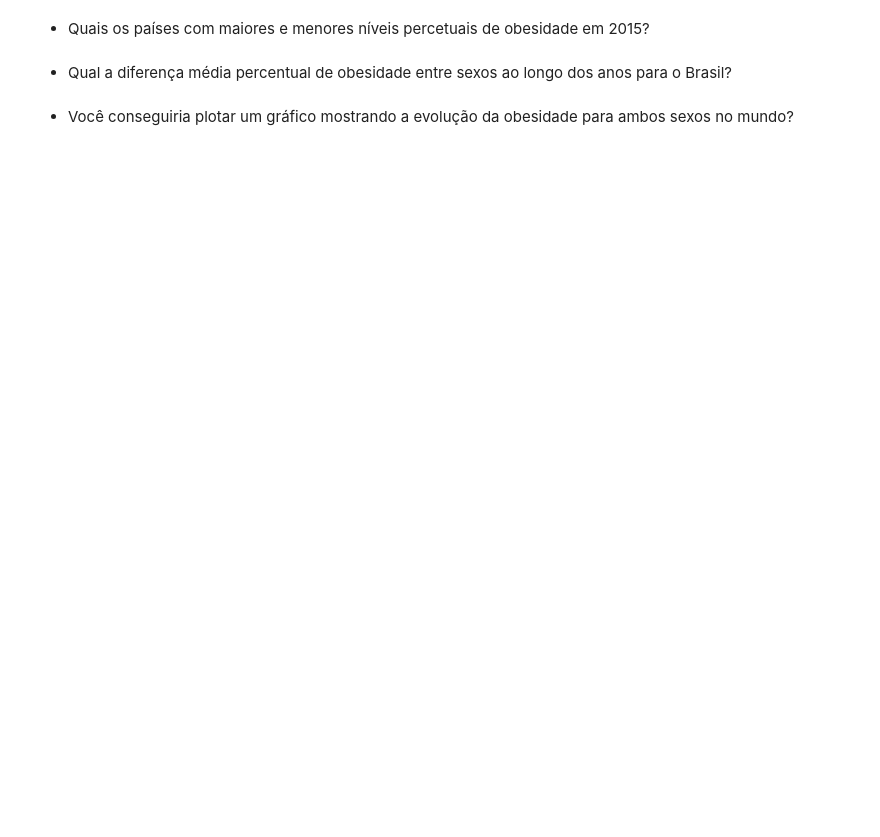
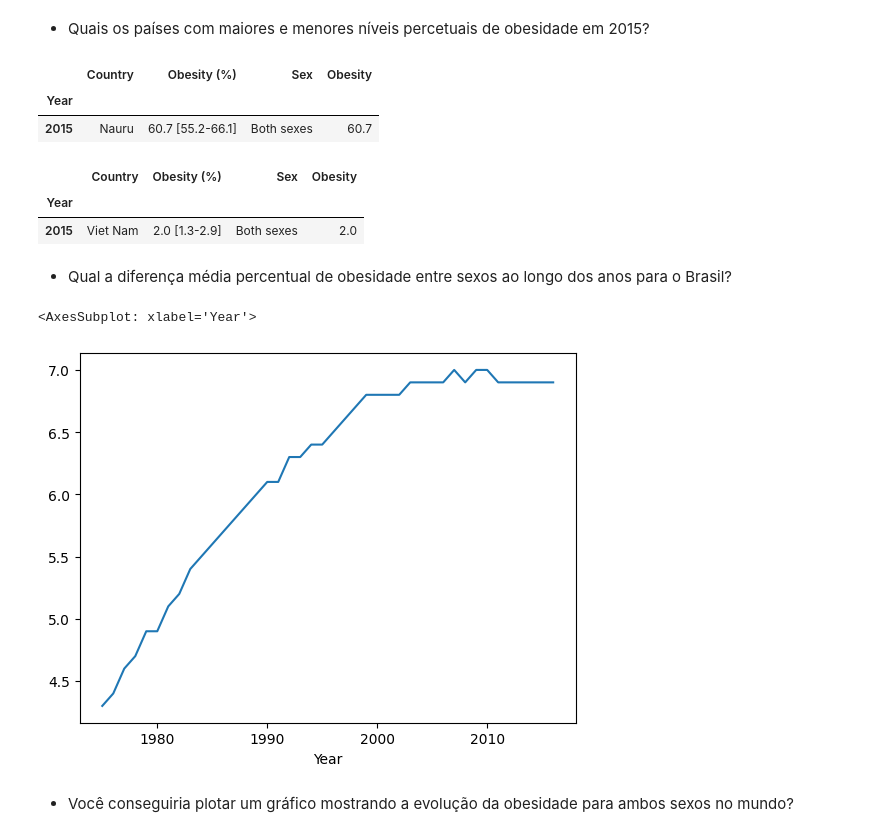
Before and after one commit to talesaraujoc/Analise_de_obesidade_e_renda_per_capita_por_paises, a Jupyter notebook: projeto-analise-de-dados.ipynb, the cells around one changed output. Drawn from its saved outputs; the diff is of its cells as text; code cells hidden in the pictures; blank space fills up the shorter version.

```diff
--- a/projeto-analise-de-dados.ipynb
+++ b/projeto-analise-de-dados.ipynb
@@ -109,4 +160,23 @@ df_periodo_final = df_
+# %%
+df_2015[df_2015['Obesity'] == df_2015['Obesity'].max()]
+# %% [output]
+|  | Country | Obesity (%) | Sex | Obesity |
+| Year |  |  |  |  |
+| 2015 | Nauru | 60.7 [55.2-66.1] | Both sexes | 60.7 |
+# %%
+df_2015[df_2015['Obesity'] == df_2015['Obesity'].min()]
+# %% [output]
+|  | Country | Obesity (%) | Sex | Obesity |
+| Year |  |  |  |  |
+| 2015 | Viet Nam | 2.0 [1.3-2.9] | Both sexes | 2.0 |
 # %% [markdown]
 - Qual a diferença média percentual de obesidade entre sexos ao longo dos anos para o Brasil?
+# %%
+df_brasil = df_obesity.loc[df_obesity['Country']=='Brazil']
+# %%
+(df_brasil[df_brasil['Sex']=='Female']['Obesity'] - df_brasil[df_brasil['Sex']=='Male']['Obesity']).plot()
+# %% [output]
+<AxesSubplot: xlabel='Year'>
+[figure, added]
 # %% [markdown]
 - Você conseguiria plotar um gráfico mostrando a evolução da obesidade para ambos sexos no mundo?
```
Also changed, not shown: parts of 39 cells of this notebook.
